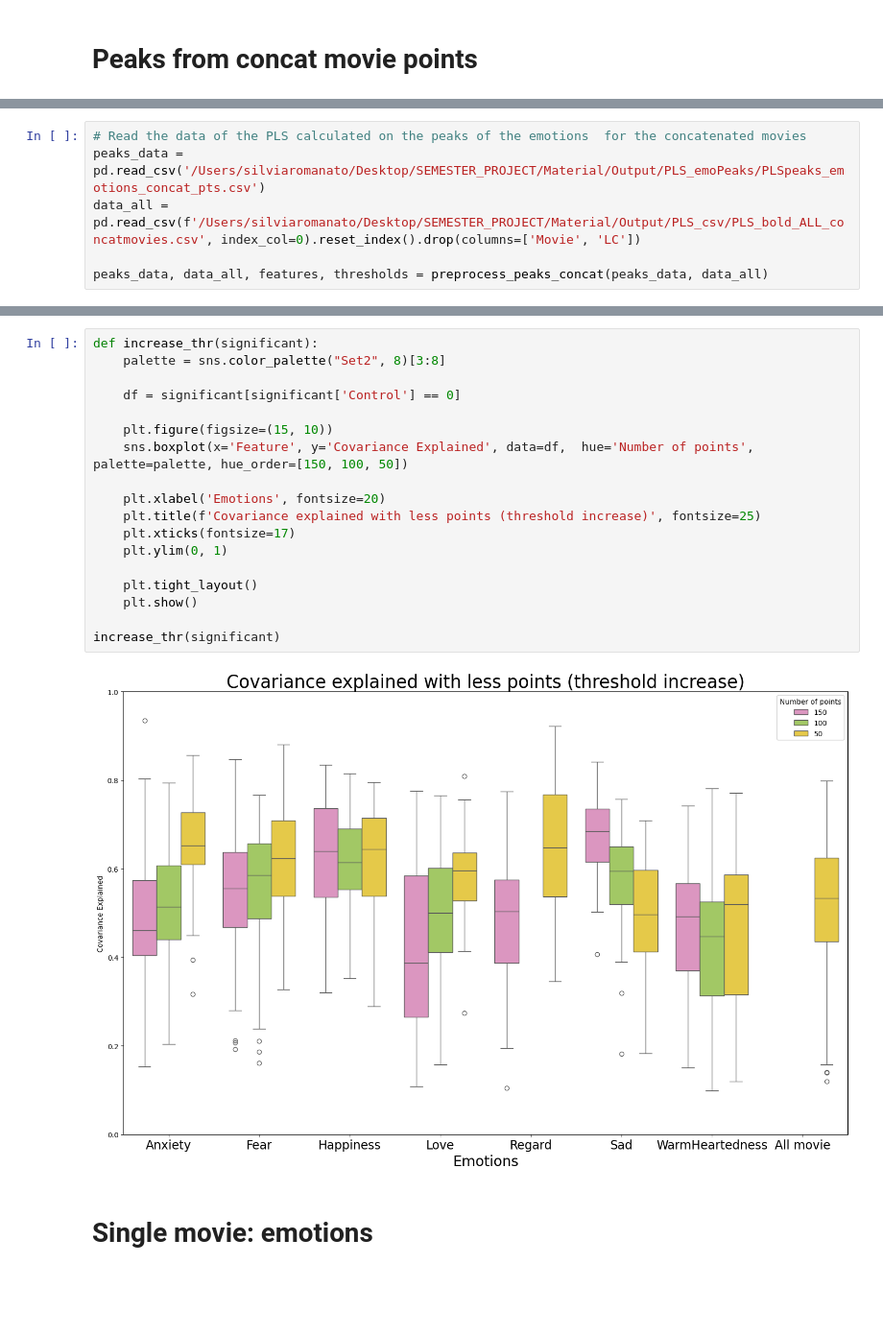
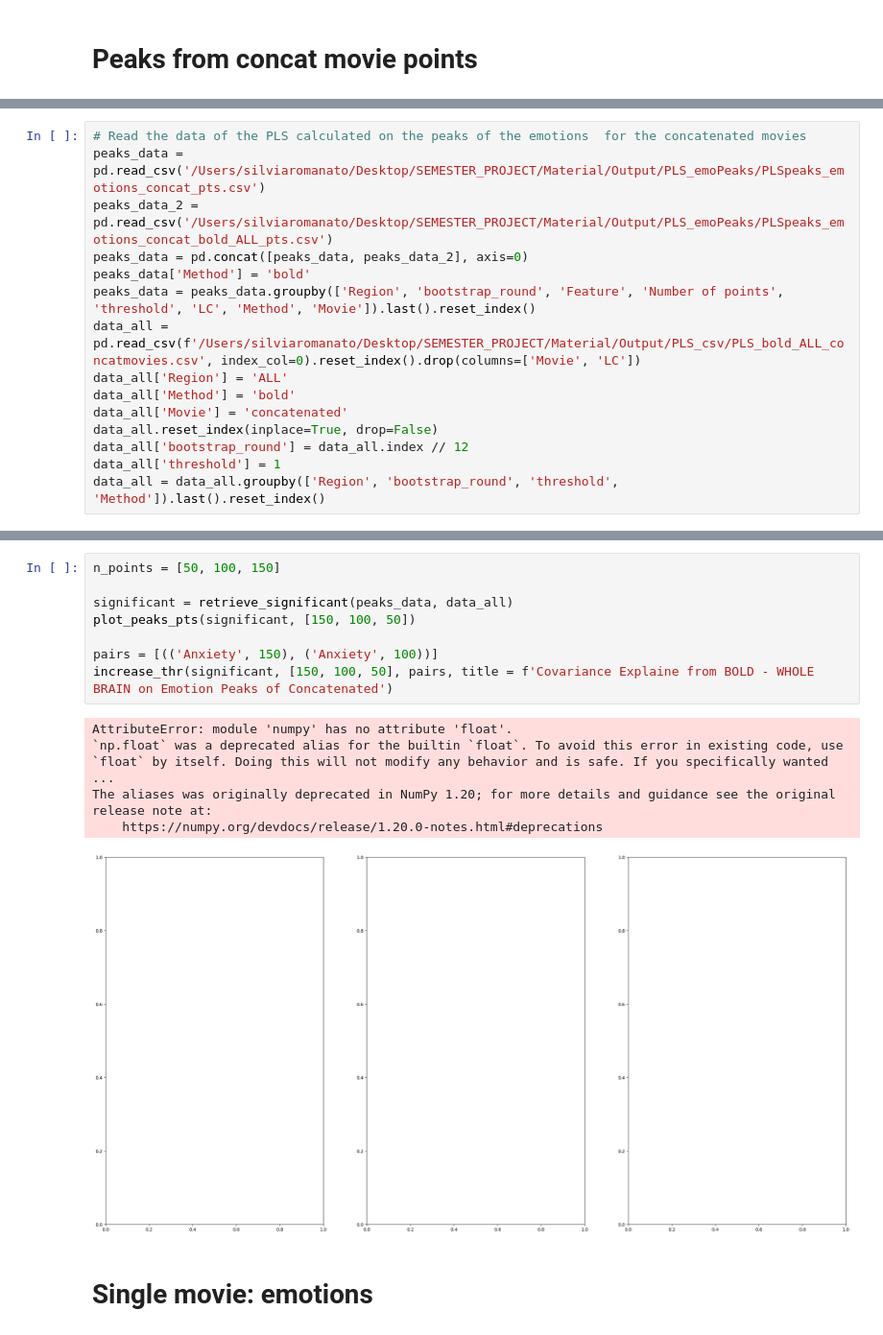
Before and after one commit to silviiaromanato/HigherOrder, a Jupyter notebook: Code/PLS_Silvia/viz.ipynb, the cells around one changed output, grey strips where cells are left out. Shown at 96% size. Saved outputs shown, nothing was run; the diff lists cells and outputs as text; blank space fills up the shorter version.

```diff
--- a/Code/PLS_Silvia/viz.ipynb
+++ b/Code/PLS_Silvia/viz.ipynb
@@ -448,6 +534,15 @@ from helpers_PLS import *
 # %%
 # Read the data of the PLS calculated on the peaks of the emotions  for the concatenated movies
 peaks_data = pd.read_csv('/Users/silviaromanato/Desktop/SEMESTER_PROJECT/Material/Output/PLS_emoPeaks/PLSpeaks_emotions_concat_pts.csv')
+peaks_data_2 = pd.read_csv('/Users/silviaromanato/Desktop/SEMESTER_PROJECT/Material/Output/PLS_emoPeaks/PLSpeaks_emotions_concat_bold_ALL_pts.csv')
+peaks_data = pd.concat([peaks_data, peaks_data_2], axis=0)
+peaks_data['Method'] = 'bold'
+peaks_data = peaks_data.groupby(['Region', 'bootstrap_round', 'Feature', 'Number of points', 'threshold', 'LC', 'Method', 'Movie']).last().reset_index()
 data_all = pd.read_csv(f'/Users/silviaromanato/Desktop/SEMESTER_PROJECT/Material/Output/PLS_csv/PLS_bold_ALL_concatmovies.csv', index_col=0).reset_index().drop(columns=['Movie', 'LC'])
-
-peaks_data, data_all, features, thresholds = preprocess_peaks_concat(peaks_data, data_all)
+data_all['Region'] = 'ALL'
+data_all['Method'] = 'bold'
+data_all['Movie'] = 'concatenated'
+data_all.reset_index(inplace=True, drop=False)
+data_all['bootstrap_round'] = data_all.index // 12
+data_all['threshold'] = 1
+data_all = data_all.groupby(['Region', 'bootstrap_round', 'threshold', 'Method']).last().reset_index()
@@ -504,22 +549,16 @@ plot_peaks_pts(significant, [150, 100, 50])
-# %%
-def increase_thr(significant):
-    palette = sns.color_palette("Set2", 8)[3:8]
-
-    df = significant[significant['Control'] == 0]
-
-    plt.figure(figsize=(15, 10))
-    sns.boxplot(x='Feature', y='Covariance Explained', data=df,  hue='Number of points', palette=palette, hue_order=[150, 100, 50])
-
-    plt.xlabel('Emotions', fontsize=20)
-    plt.title(f'Covariance explained with less points (threshold increase)', fontsize=25)
-    plt.xticks(fontsize=17)
-    plt.ylim(0, 1)
-
-    plt.tight_layout()
-    plt.show()
-
-increase_thr(significant)
-# %% [output]
-[figure, removed]
+# %%
+n_points = [50, 100, 150]
+
+significant = retrieve_significant(peaks_data, data_all)
+plot_peaks_pts(significant, [150, 100, 50])
+
+pairs = [(('Anxiety', 150), ('Anxiety', 100))]
+increase_thr(significant, [150, 100, 50], pairs, title = f'Covariance Explaine from BOLD - WHOLE BRAIN on Emotion Peaks of Concatenated')
+# %% [output]
+AttributeError: module 'numpy' has no attribute 'float'.
+`np.float` was a deprecated alias for the builtin `float`. To avoid this error in existing code, use `float` by itself. Doing this will not modify any behavior and is safe. If you specifically wanted  ...
+The aliases was originally deprecated in NumPy 1.20; for more details and guidance see the original release note at:
+    https://numpy.org/devdocs/release/1.20.0-notes.html#deprecations
+[figure, added]
 # %% [markdown]
 # **Single movie: emotions**
```
Also changed, not shown: parts of 27 cells of this notebook, 3 other files.
